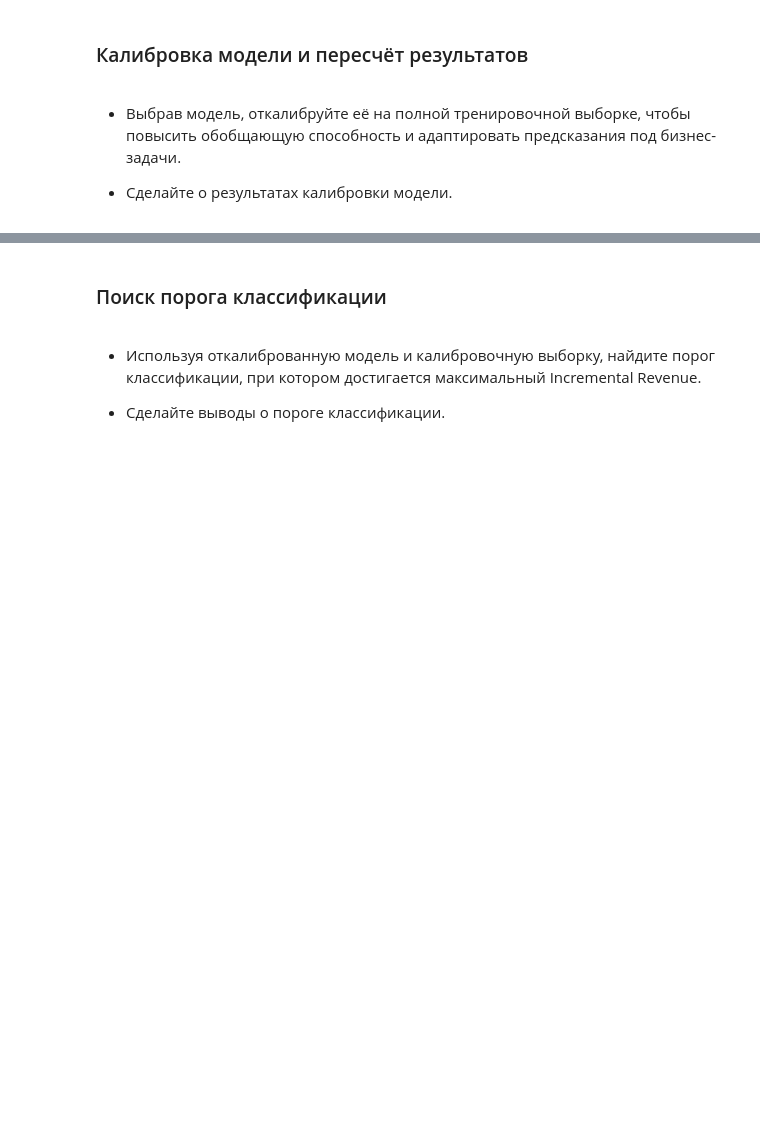
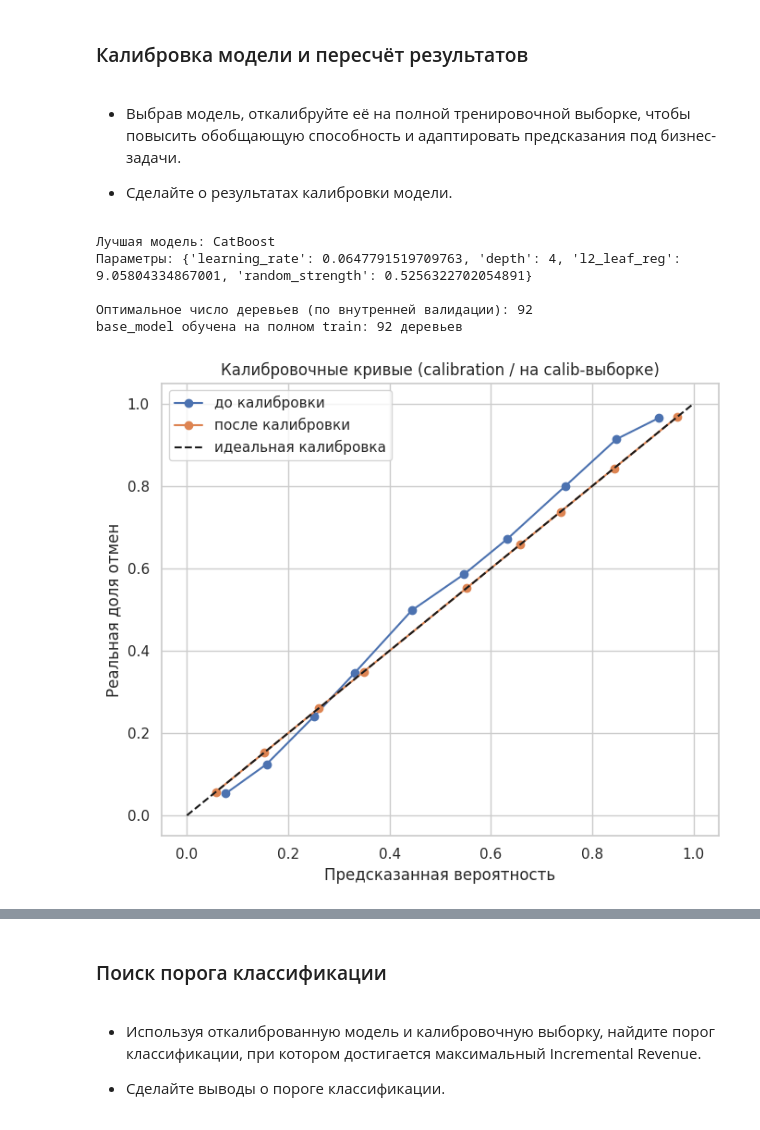
Before and after one commit to 2Myaka2/DataScience_projects, a Jupyter notebook: project4_final.ipynb, the cells around one changed output, grey strips where cells are left out. Drawn from its saved outputs; the diff is of its cells as text; code cells hidden in the pictures; blank space fills up the shorter version.

```diff
--- a/project4_final.ipynb
+++ b/project4_final.ipynb
@@ -2013,3 +2032,63 @@ print(f"\nЛучшая модель: {best_model_name}")
 - Выбрав модель, откалибруйте её на полной тренировочной выборке, чтобы повысить обобщающую способность и адаптировать предсказания под бизнес-задачи.
 
 - Сделайте о результатах калибровки модели.
+# %%
+# Число деревьев определяем по внутренней валидации внутри train,
+# чтобы calib осталась чистой для калибровки и подбора порога
+
+X_subtrain, X_innerval, y_subtrain, y_innerval = train_test_split(
+    X_train_enc, y_train,
+    test_size=0.2, stratify=y_train, random_state=RANDOM_STATE,
+)
+
+best_params = studies[best_model_name].best_params
+print(f"Лучшая модель: {best_model_name}")
+print(f"Параметры: {best_params}")
+
+# находим оптимальное число деревьев
+probe = CatBoostClassifier(
+    iterations=1000, **best_params,
+    random_seed=RANDOM_STATE, eval_metric="AUC",
+    early_stopping_rounds=50, verbose=0,
+)
+probe.fit(X_subtrain, y_subtrain, eval_set=[(X_innerval, y_innerval)])
+optimal_trees = probe.tree_count_
+print(f"\nОптимальное число деревьев (по внутренней валидации): {optimal_trees}")
+
+# Шаг финальную base_model обучаем на ПОЛНОМ train с этим числом деревьев
+base_model = CatBoostClassifier(
+    iterations=optimal_trees, **best_params,
+    random_seed=RANDOM_STATE, verbose=0,
+)
+base_model.fit(X_train_enc, y_train)
+print(f"base_model обучена на полном train: {base_model.tree_count_} деревьев")
+# %% [output]
+Лучшая модель: CatBoost
+Параметры: {'learning_rate': 0.0647791519709763, 'depth': 4, 'l2_leaf_reg': 9.05804334867001, 'random_strength': 0.5256322702054891}
+
+Оптимальное число деревьев (по внутренней валидации): 92
+base_model обучена на полном train: 92 деревьев
+# %%
+calibrated_model = CalibratedClassifierCV(
+    base_model, method="isotonic", cv="prefit"
+)
+calibrated_model.fit(X_calib_enc, y_calib)
+
+proba_base = base_model.predict_proba(X_calib_enc)[:, 1]
+proba_calib = calibrated_model.predict_proba(X_calib_enc)[:, 1]
+
+fig, ax = plt.subplots(figsize=(7, 6))
+for proba, label in [(proba_base, "до калибровки"),
+                     (proba_calib, "после калибровки")]:
+    frac_pos, mean_pred = calibration_curve(y_calib, proba, n_bins=10)
+    ax.plot(mean_pred, frac_pos, marker="o", label=label)
+
+ax.plot([0, 1], [0, 1], "k--", label="идеальная калибровка")
+ax.set_xlabel("Предсказанная вероятность")
+ax.set_ylabel("Реальная доля отмен")
+ax.set_title("Калибровочные кривые (calibration / на calib-выборке)")
+ax.legend()
+plt.tight_layout()
+plt.show()
+# %% [output]
+[figure, added]
```
Also changed, not shown: parts of 12 cells of this notebook, 6 other files.
